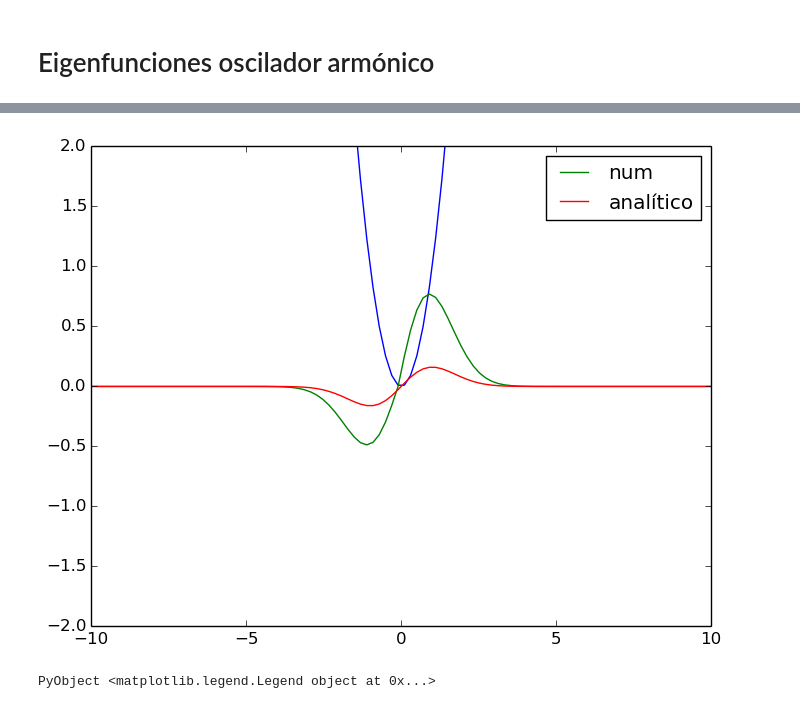
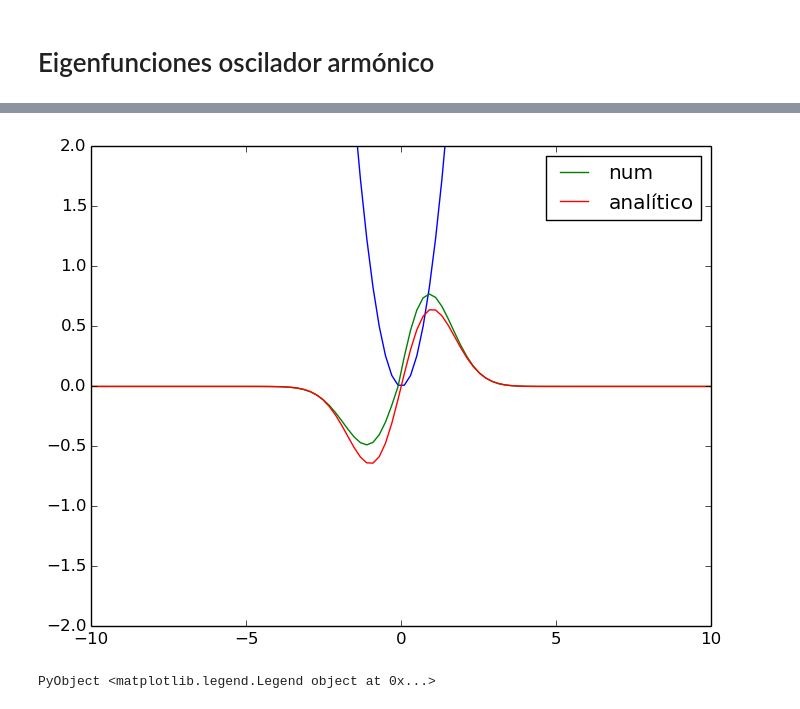
Before and after one commit to davidamaro/finalcompu, a Jupyter notebook: trabajo.ipynb, the cells around one changed output, grey strips where cells are left out. Saved outputs shown, nothing was run; the diff lists cells and outputs as text; code cells hidden in the pictures.

```diff
--- a/trabajo.ipynb
+++ b/trabajo.ipynb
@@ -510,19 +531,19 @@ numerov_empata (generic function with 1 method)
 # %%
 N=100
 x_i = -10
 x_f = 10
-ψ, E_0 = numerov_empata(N, 2, 4, V_o, x_i, x_f, 0)
+ψ, E_0 = numerov_empata(N, 1, 3, V_o, x_i, x_f, 0)
 x = linspace(x_i,x_f,N)
 malla_o = map(V_o, x)
 plot(x, malla_o)
 plot(x, ψ,label="num")
 ylim(-2, 2)
 ## analítico
 x = linspace(-10,10)
-y = [fuconda(2,her(2),u) for u in x]
+y = [(1/sqrt(0.0625))*fuconda(2,her(2),u) for u in x]
 plot(x,y,label="analítico")
 legend()
 # %% [output]
-[figure, old version]
+[figure, new version]
 PyObject <matplotlib.legend.Legend object at 0x...>
 # %%
```
Also changed, not shown: parts of 13 cells of this notebook.
